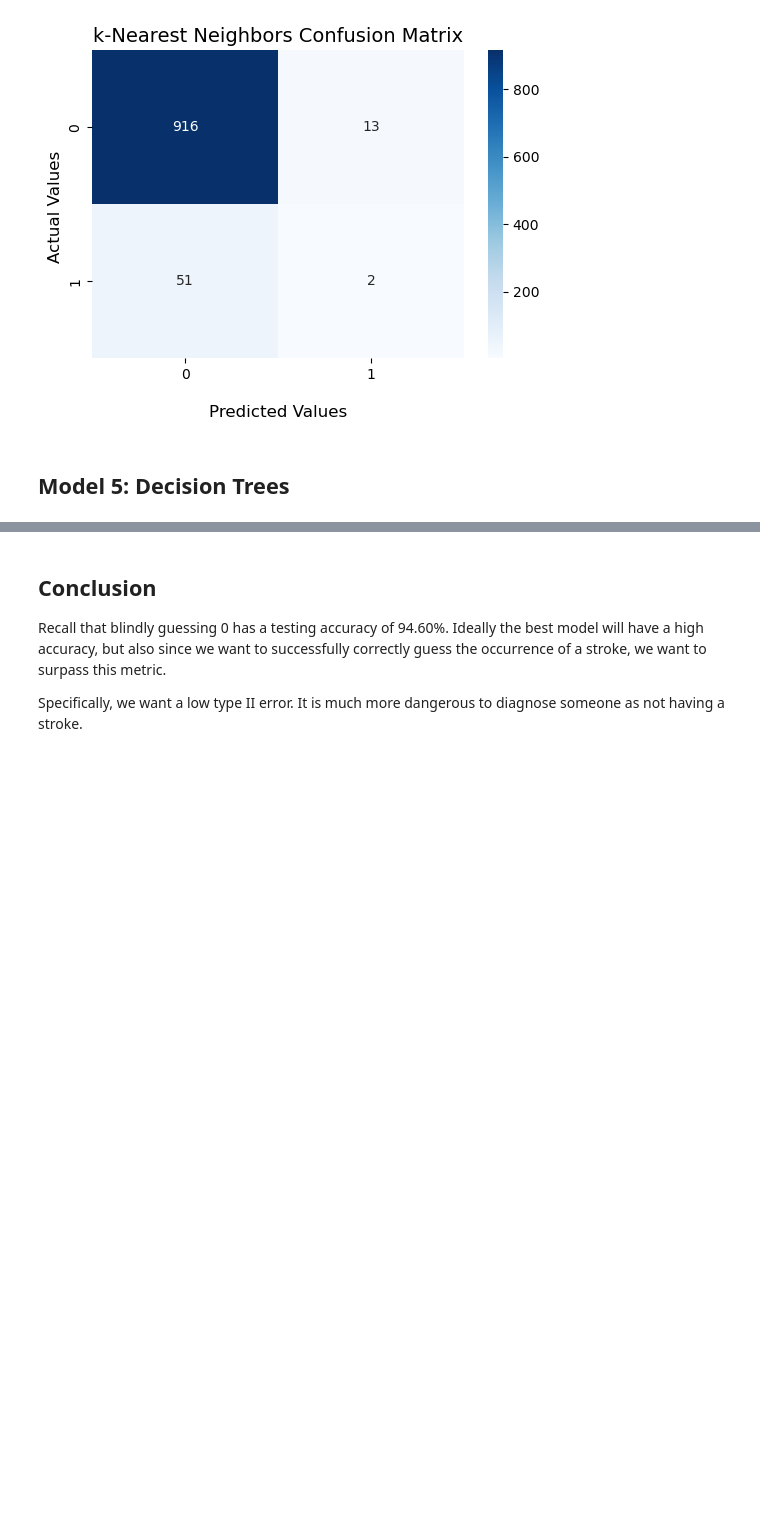
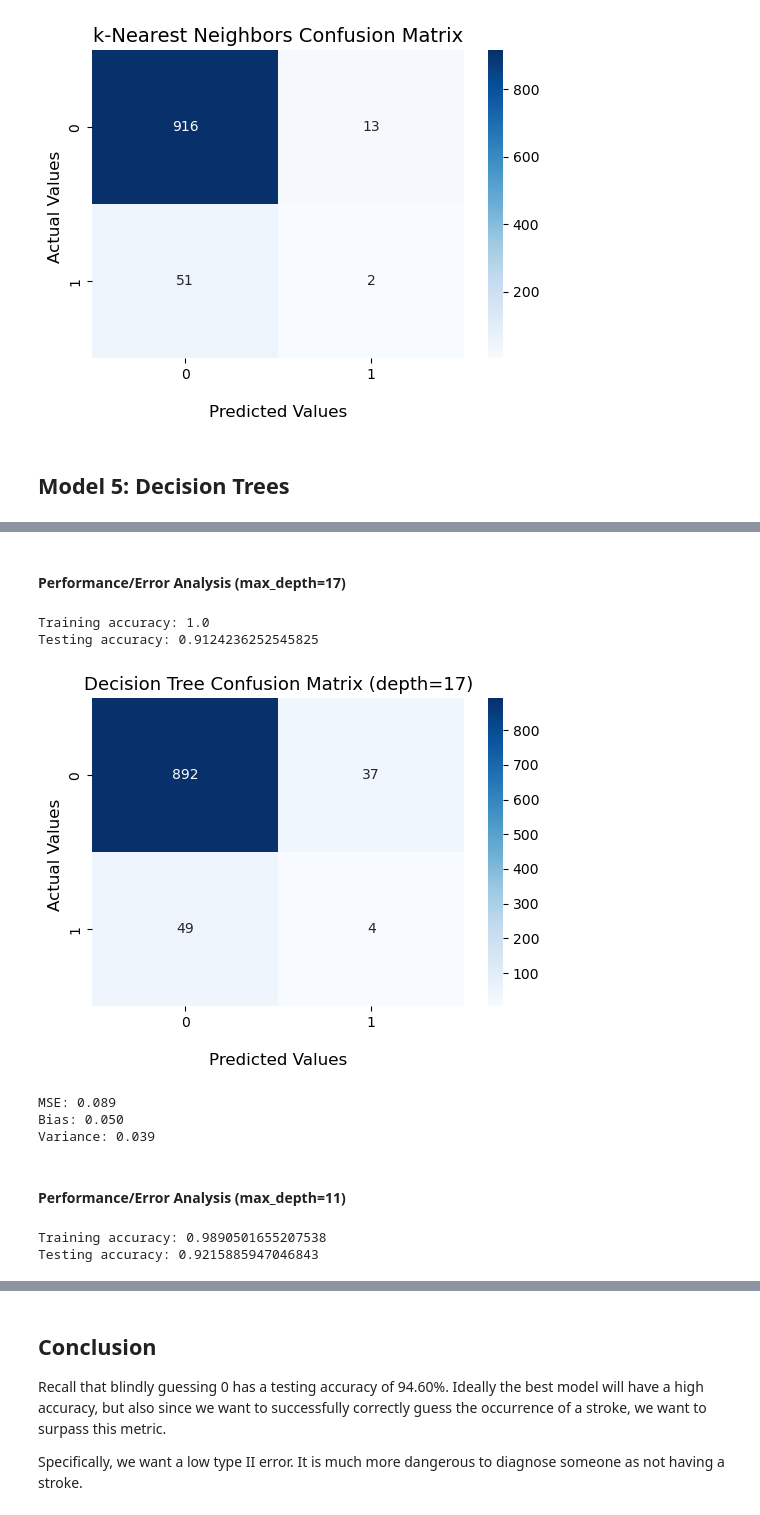
Before and after one commit to kary5678/INDE-577, a Jupyter notebook: supervised-learning/class_exercise_3-31/stroke_classifier.ipynb, the cells around one changed output, grey strips where cells are left out. Cells and saved outputs as stored; diff of their text form; code cells hidden in the pictures; blank space fills up the shorter version.

```diff
--- a/supervised-learning/class_exercise_3-31/stroke_classifier.ipynb
+++ b/supervised-learning/class_exercise_3-31/stroke_classifier.ipynb
@@ -231,0 +312,38 @@ plt.show()
+# %% [markdown]
+#### Performance/Error Analysis (max_depth=17)
+# %%
+decision_tree17 = DecisionTreeClassifier(max_depth = 17, random_state = 42)
+decision_tree17.fit(X_train, y_train)
+
+# from sklearn.tree import plot_tree
+# Would be good to display the actual tree but this one is too large
+
+print("Training accuracy:", decision_tree17.score(X_train, y_train))
+print("Testing accuracy:", decision_tree17.score(X_test, y_test))
+# %% [output]
+Training accuracy: 1.0
+Testing accuracy: 0.9124236252545825
+# %%
+y_pred = decision_tree17.predict(X_test)
+plot_confusion_matrix(y_test, y_pred)
+plt.title("Decision Tree Confusion Matrix (depth=17)", fontsize = 13)
+plt.show()
+# %% [output]
+[figure, added]
+# %%
+print_bias_variance(decision_tree17, X_train, y_train, X_test, y_test)
+# %% [output]
+MSE: 0.089
+Bias: 0.050
+Variance: 0.039
+# %% [markdown]
+#### Performance/Error Analysis (max_depth=11)
+# %%
+decision_tree11 = DecisionTreeClassifier(max_depth = 11, random_state = 42)
+decision_tree11.fit(X_train, y_train)
+
+print("Training accuracy:", decision_tree11.score(X_train, y_train))
+print("Testing accuracy:", decision_tree11.score(X_test, y_test))
+# %% [output]
+Training accuracy: 0.9890501655207538
+Testing accuracy: 0.9215885947046843
```
Also changed, not shown: parts of 33 cells of this notebook.
